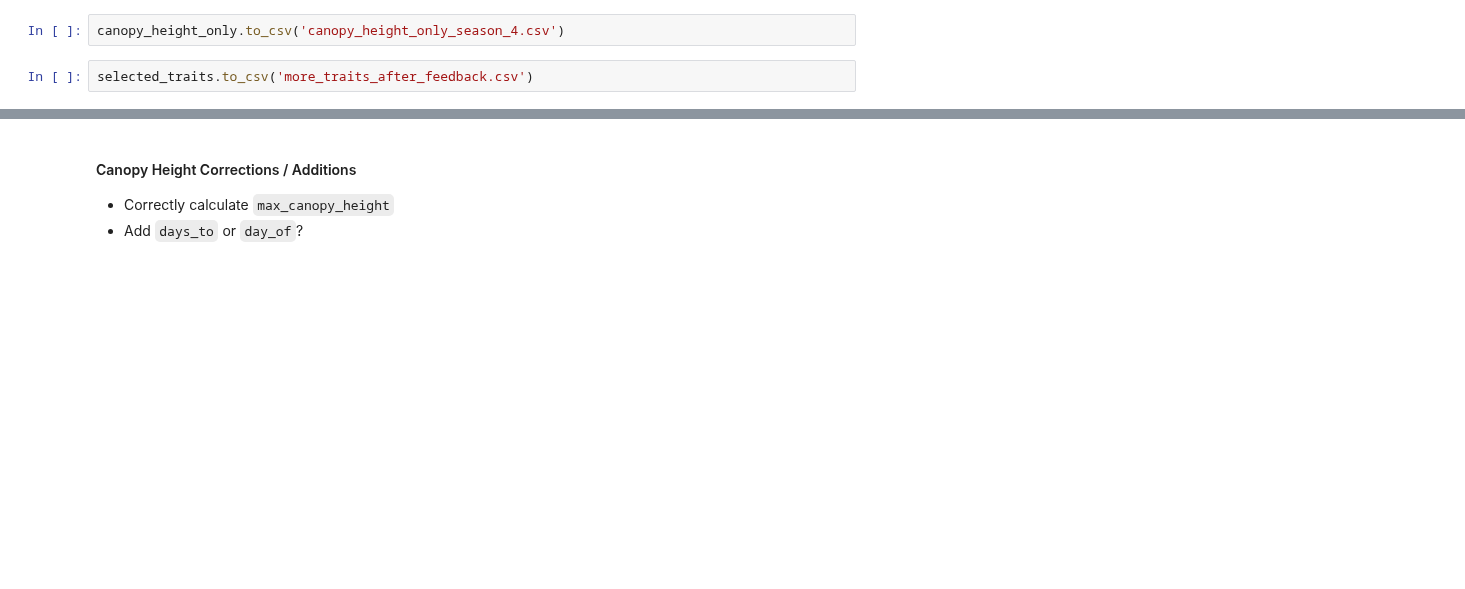
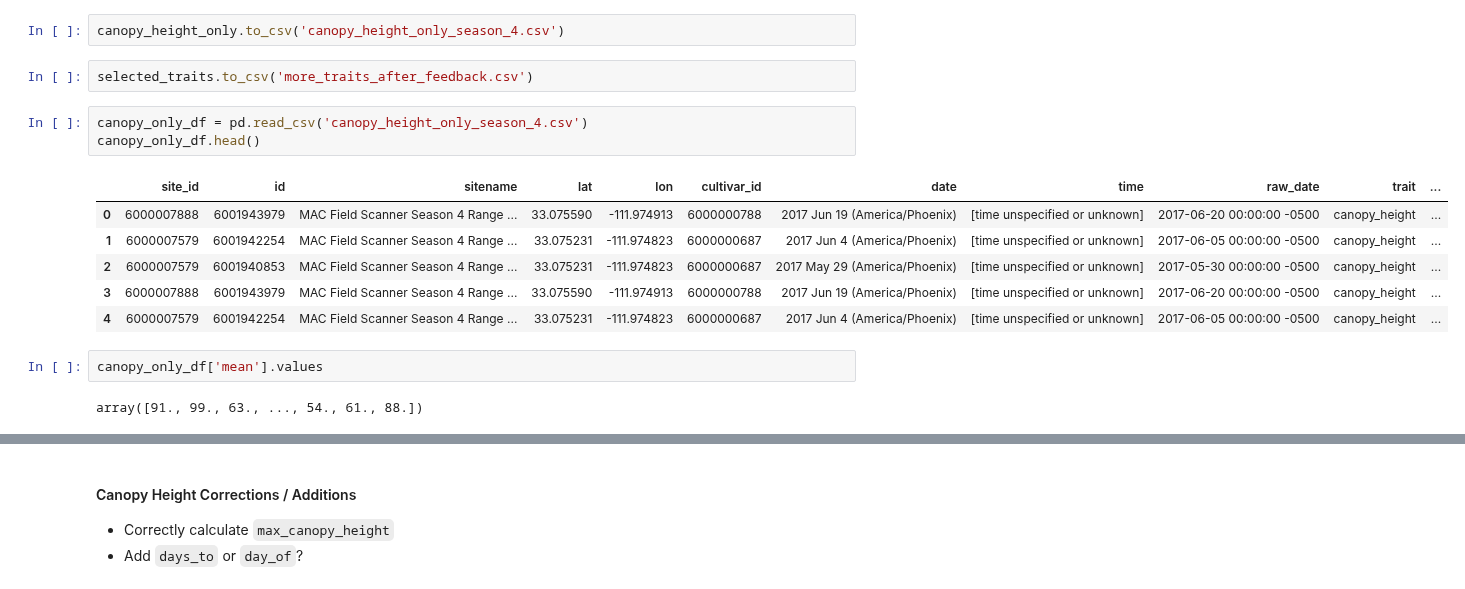
Before and after one commit to genophenoenvo/terraref-datasets, a Jupyter notebook: notebooks/season_4_transformation.ipynb, the cells around one changed output, grey strips where cells are left out. Cells and saved outputs as stored; diff of their text form; blank space fills up the shorter version.

Commit message:
save alex's generous contribution for canopy height average calculations

```diff
--- a/notebooks/season_4_transformation.ipynb
+++ b/notebooks/season_4_transformation.ipynb
@@ -1639,3 +1666,17 @@ canopy_height_only.iloc[0]['mean']
 canopy_height_only.to_csv('canopy_height_only_season_4.csv')
 # %%
 selected_traits.to_csv('more_traits_after_feedback.csv')
+# %%
+canopy_only_df = pd.read_csv('canopy_height_only_season_4.csv')
+canopy_only_df.head()
+# %% [output]
+|  | site_id | id | sitename | lat | lon | cultivar_id | date | time | raw_date | trait | ... |
+| 0 | 6000007888 | 6001943979 | MAC Field Scanner Season 4 Range ... | 33.075590 | -111.974913 | 6000000788 | 2017 Jun 19 (America/Phoenix) | [time unspecified or unknown] | 2017-06-20 00:00:00 -0500 | canopy_height | ... |
+| 1 | 6000007579 | 6001942254 | MAC Field Scanner Season 4 Range ... | 33.075231 | -111.974823 | 6000000687 | 2017 Jun 4 (America/Phoenix) | [time unspecified or unknown] | 2017-06-05 00:00:00 -0500 | canopy_height | ... |
+| 2 | 6000007579 | 6001940853 | MAC Field Scanner Season 4 Range ... | 33.075231 | -111.974823 | 6000000687 | 2017 May 29 (America/Phoenix) | [time unspecified or unknown] | 2017-05-30 00:00:00 -0500 | canopy_height | ... |
+| 3 | 6000007888 | 6001943979 | MAC Field Scanner Season 4 Range ... | 33.075590 | -111.974913 | 6000000788 | 2017 Jun 19 (America/Phoenix) | [time unspecified or unknown] | 2017-06-20 00:00:00 -0500 | canopy_height | ... |
+| 4 | 6000007579 | 6001942254 | MAC Field Scanner Season 4 Range ... | 33.075231 | -111.974823 | 6000000687 | 2017 Jun 4 (America/Phoenix) | [time unspecified or unknown] | 2017-06-05 00:00:00 -0500 | canopy_height | ... |
+# %%
+canopy_only_df['mean'].values
+# %% [output]
+array([91., 99., 63., ..., 54., 61., 88.])
```
Also changed, not shown: parts of 8 cells of this notebook.
